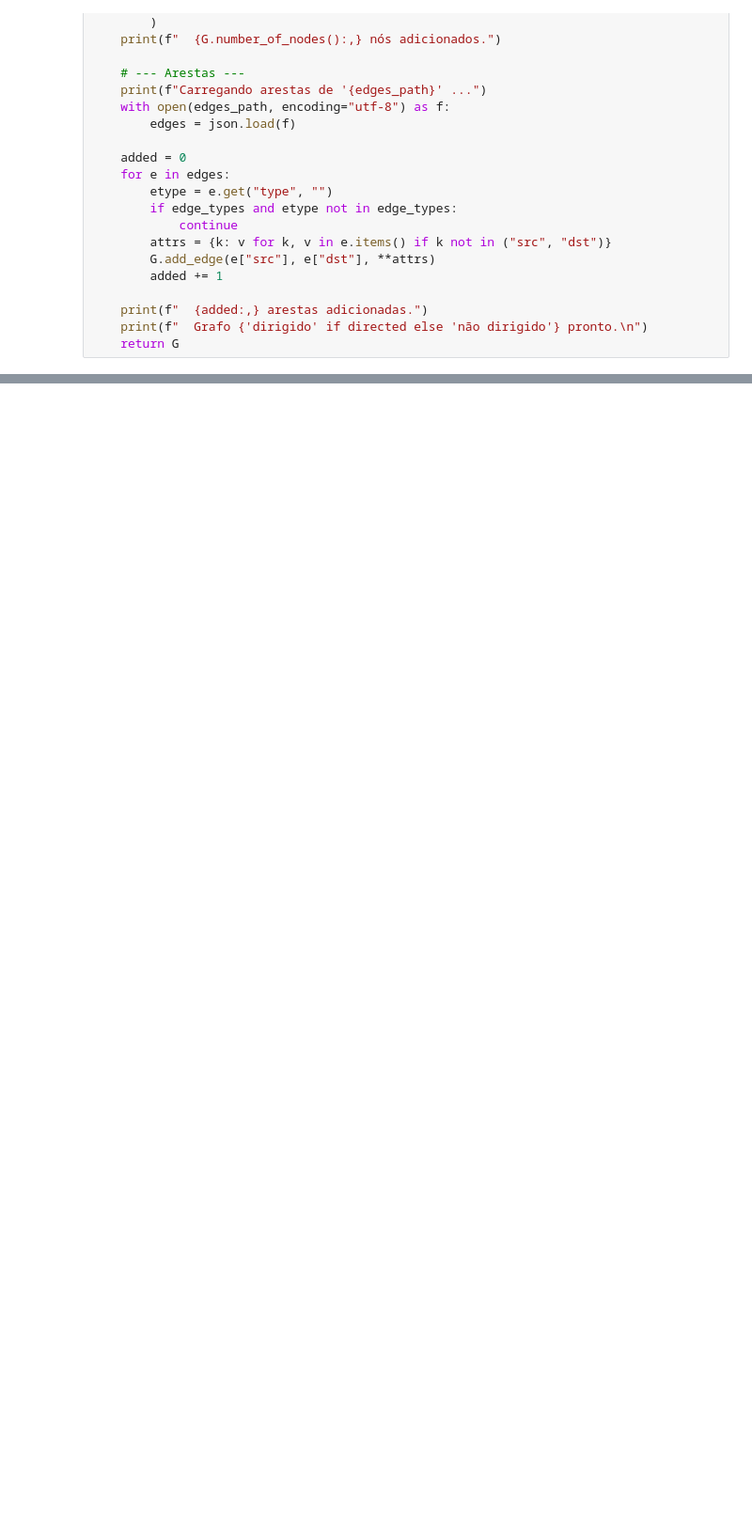
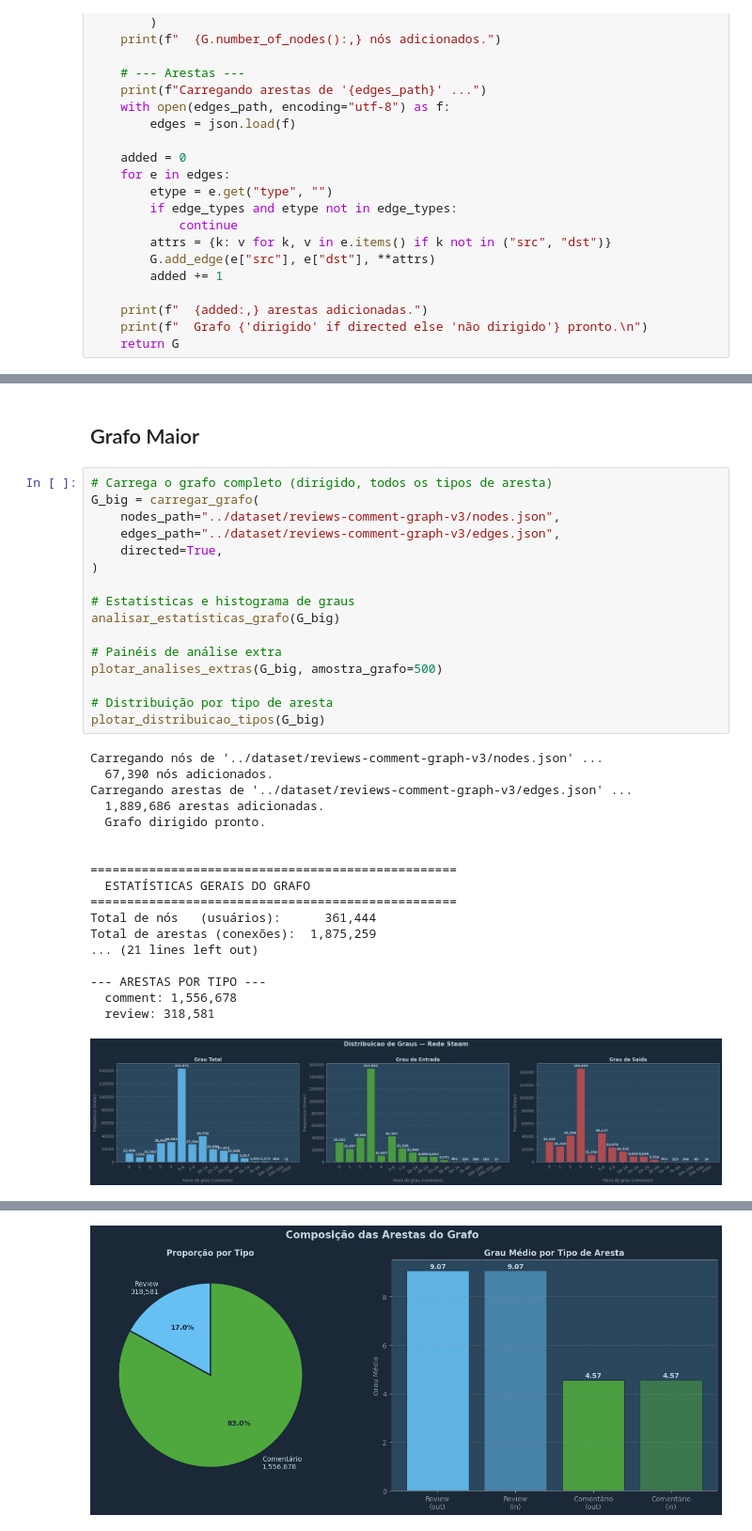
Before and after one commit to gabriel-a-b-gomes/mc859-projeto-grafos, a Jupyter notebook: notebooks/analysis-graph.ipynb, the cells around one changed output, grey strips where cells are left out. Shown at 94% size. Cells and saved outputs as stored; diff of their text form; blank space fills up the shorter version.

Commit message:
feat: analysis using two graphs

```diff
--- a/notebooks/analysis-graph.ipynb
+++ b/notebooks/analysis-graph.ipynb
@@ -822,0 +842,37 @@ Calculando SCC (pode demorar em grafos grandes)... 73,453 encontrados.
+# %% [markdown]
+## Grafo Maior
+# %%
+# Carrega o grafo completo (dirigido, todos os tipos de aresta)
+G_big = carregar_grafo(
+    nodes_path="../dataset/reviews-comment-graph-v3/nodes.json",
+    edges_path="../dataset/reviews-comment-graph-v3/edges.json",
+    directed=True,
+)
+
+# Estatísticas e histograma de graus
+analisar_estatisticas_grafo(G_big)
+
+# Painéis de análise extra
+plotar_analises_extras(G_big, amostra_grafo=500)
+
+# Distribuição por tipo de aresta
+plotar_distribuicao_tipos(G_big)
+# %% [output]
+Carregando nós de '../dataset/reviews-comment-graph-v3/nodes.json' ...
+  67,390 nós adicionados.
+Carregando arestas de '../dataset/reviews-comment-graph-v3/edges.json' ...
+  1,889,686 arestas adicionadas.
+  Grafo dirigido pronto.
+
+
+==================================================
+  ESTATÍSTICAS GERAIS DO GRAFO
+==================================================
+Total de nós   (usuários):      361,444
+Total de arestas (conexões):  1,875,259
+... (21 lines left out)
+
+--- ARESTAS POR TIPO ---
+  comment: 1,556,678
+  review: 318,581
+[figure, added]
@@ -822,0 +880 @@ Calculando SCC (pode demorar em grafos grandes)... 73,453 encontrados.
+[figure, added]
```
Also changed, not shown: parts of 9 cells of this notebook, 56 other files.
